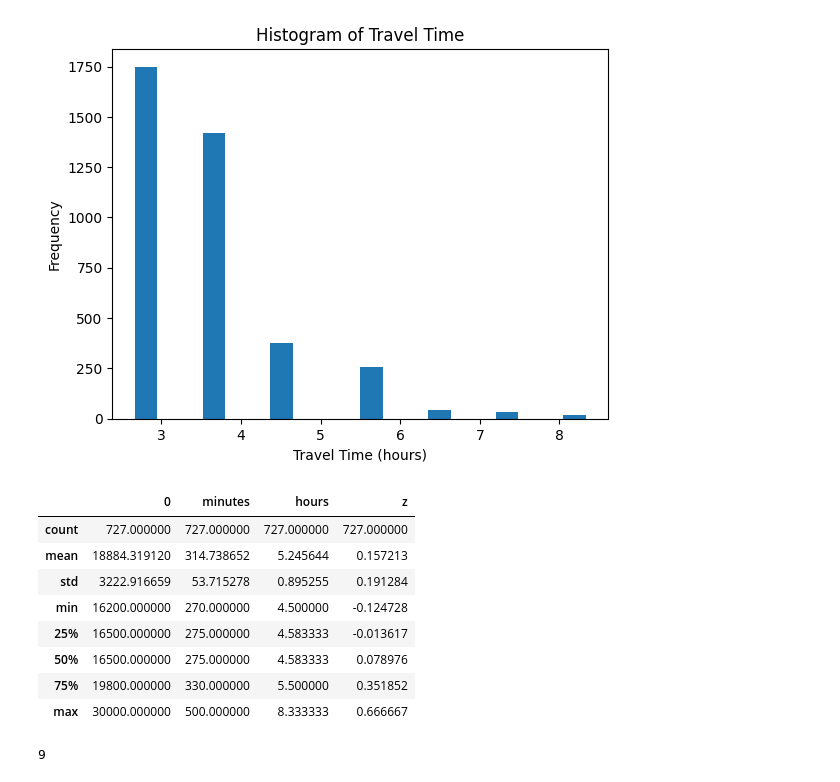
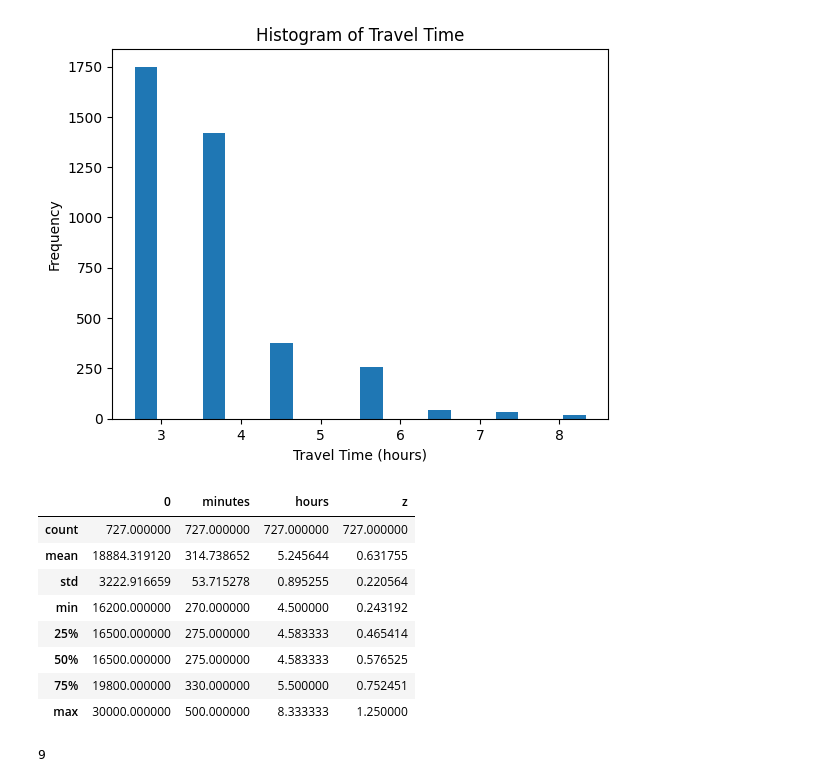
Before and after one commit to pfoytik/scenarioDiscovery, a Jupyter notebook: publication_surprise.ipynb, the cells around one changed output. Saved outputs shown, nothing was run; the diff lists cells and outputs as text; code cells hidden in the pictures.

```diff
--- a/publication_surprise.ipynb
+++ b/publication_surprise.ipynb
@@ -640,8 +633,8 @@ ladris_potential_df
 | 3895 | 1 | 0 | 0 | 0 | 0 | 0 | 0 | 0 | ... |
 3896 rows × 36 columns
 # %%
-lam1 = 1.0
-lam2 = 0.5
+lam1 = 0.5
+lam2 = 1
 
 ### create x as a normalized measure of df_results['hours'] to be values between 0 and 1
 normEvac = (df_results['hours'] - df_results['hours'].min()) / (df_results['hours'].max() - df_results['hours'].min())
@@ -649,7 +642,7 @@ normEvac = (df_results['hours'] - df_results['hours'].min()) / (df_results['hour
 ### creaet normPot as a normalized measure of ladris_potential_df['sum'] to be values between 0 and 1
 normPot = (ladris_potential_df['sum'] - ladris_potential_df['sum'].min()) / (ladris_potential_df['sum'].max() - ladris_potential_df['sum'].min())
 
-df_results['z'] = lam1*normEvac - lam2*normPot
+df_results['z'] = lam1*normEvac - lam2*normPot + lam2
 
 df_results.head()
 # %% [output]
@@ -708,22 +701,22 @@ plt.show()
 [figure]
 # %%
 ### get the index values of df_results.loc[lp_evac_idx]['hours] that are greater than 4
-mask = df_results.loc[lp_evac_idx]['hours'] > 4
+#mask = df_results.loc[lp_evac_idx]['hours'] > 4
 ### get the index of df_results where df_results['hours'] > 4
 critical_fleet_results_idx = df_results[df_results['hours'] > 4].index
 
 ### describe df_results.loc[critical_fleet_results_idx]
 df_results.loc[critical_fleet_results_idx].describe()
 # %% [output]
 |  | 0 | minutes | hours | z |
 | count | 727.000000 | 727.000000 | 727.000000 | 727.000000 |
-| mean | 18884.319120 | 314.738652 | 5.245644 | 0.157213 |
-| std | 3222.916659 | 53.715278 | 0.895255 | 0.191284 |
-| min | 16200.000000 | 270.000000 | 4.500000 | -0.124728 |
-| 25% | 16500.000000 | 275.000000 | 4.583333 | -0.013617 |
-| 50% | 16500.000000 | 275.000000 | 4.583333 | 0.078976 |
-| 75% | 19800.000000 | 330.000000 | 5.500000 | 0.351852 |
-| max | 30000.000000 | 500.000000 | 8.333333 | 0.666667 |
+| mean | 18884.319120 | 314.738652 | 5.245644 | 0.631755 |
+| std | 3222.916659 | 53.715278 | 0.895255 | 0.220564 |
+| min | 16200.000000 | 270.000000 | 4.500000 | 0.243192 |
+| 25% | 16500.000000 | 275.000000 | 4.583333 | 0.465414 |
+| 50% | 16500.000000 | 275.000000 | 4.583333 | 0.576525 |
+| 75% | 19800.000000 | 330.000000 | 5.500000 | 0.752451 |
+| max | 30000.000000 | 500.000000 | 8.333333 | 1.250000 |
 # %%
 prim_alg = prim.Prim(df.loc[critical_fleet_results_idx], df_results.loc[critical_fleet_results_idx]['hours'], threshold=5, threshold_type='>')
 crit_box = prim_alg.find_all()
```
Also changed, not shown: parts of 63 cells of this notebook, 2 other files.
